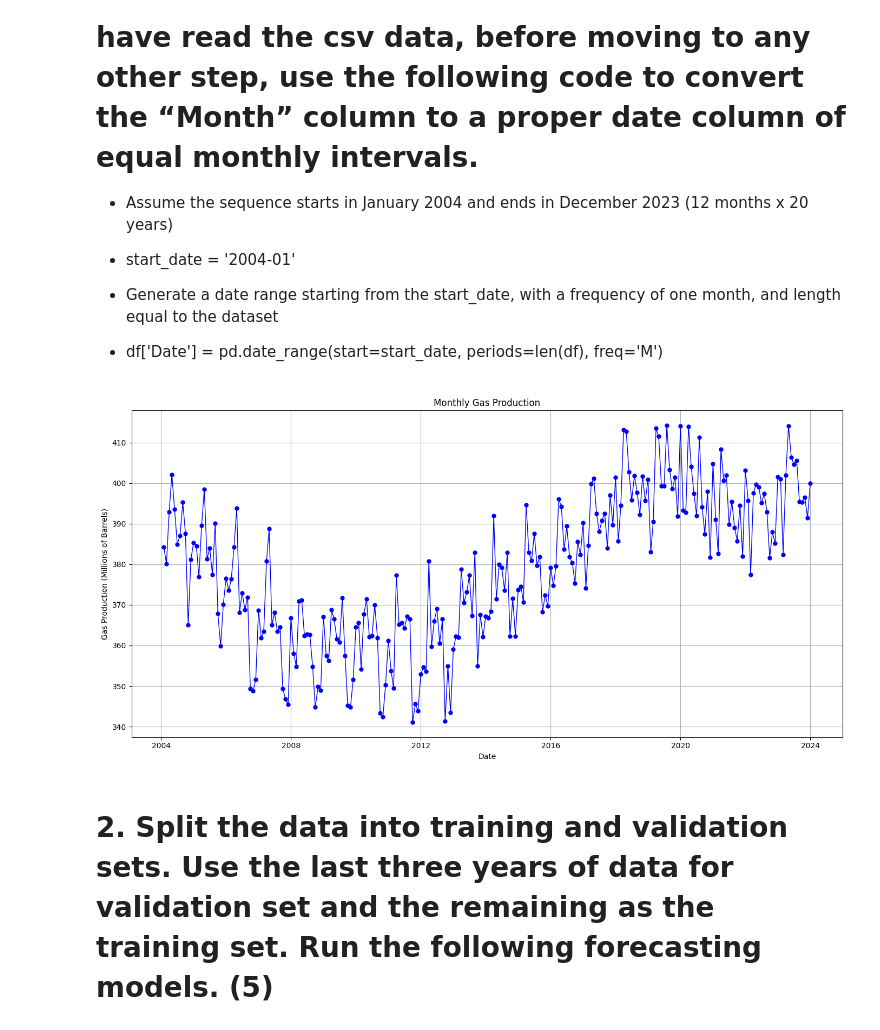
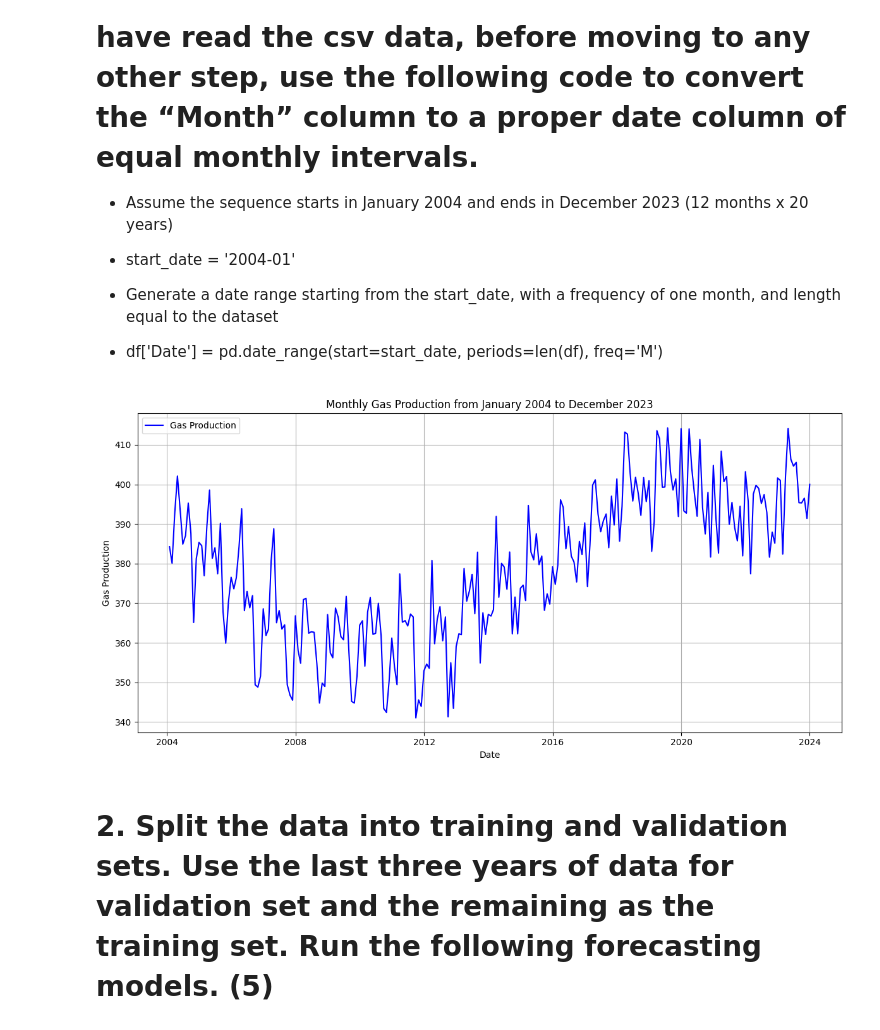
Before and after one commit to EviIius/6211_Advanced_BA, a Jupyter notebook: Assignment4_Series_Analysis/Time.ipynb, the cells around one changed output. Drawn from its saved outputs; the diff is of its cells as text; code cells hidden in the pictures.

```diff
--- a/Assignment4_Series_Analysis/Time.ipynb
+++ b/Assignment4_Series_Analysis/Time.ipynb
@@ -25,0 +17,7 @@ df
+# %%
+# Load the CSV file into a DataFrame
+file_path = 'gas_prod.csv'
+gas_production_data = pd.read_csv(file_path)
+
+# Display the first few rows of the DataFrame to understand its structure
+gas_production_data.head()
@@ -31,24 +36,29 @@ df
 
 - Generate a date range starting from the start_date, with a frequency of one month, and length equal to the dataset
 - df['Date'] = pd.date_range(start=start_date, periods=len(df), freq='M')
-# %%
-# Convert "Month" column to proper date column of equal monthly intervals
-df['Date'] = pd.date_range(start='2004-01', periods=len(df), freq='M')
-
-# Set Date as the index
-df.set_index('Date', inplace=True)
-
-# Generate plot of monthly gas production
-plt.figure(figsize=(14, 7))
-plt.plot(df.index, df['Gas_prod'], color='blue', marker='o', linestyle='-', linewidth=1, markersize=5)
-plt.title('Monthly Gas Production')
-plt.xlabel('Date')
-plt.ylabel('Gas Production (Millions of Barrels)')
-plt.grid(True)
-plt.tight_layout()
-
-plt.show()
-# %% [output]
-[figure, removed]
+# %%
+# Define the start date for the date range
+start_date = '2004-01'
+
+# Create a date range from the start date with monthly frequency and length equal to the dataset
+gas_production_data['Date'] = pd.date_range(start=start_date, periods=len(gas_production_data), freq='M')
+
+# Convert data to time series
+gas_ts = pd.Series(gas_production_data.Gas_prod.values, index=gas_production_data.Date, name='Gas_prod')
+
+# Plotting the monthly gas production
+plt.figure(figsize=(12, 6))
+plt.plot(gas_production_data['Date'], gas_production_data['Gas_prod'], label='Gas Production', color='blue')
+plt.title('Monthly Gas Production from January 2004 to December 2023')
+plt.xlabel('Date')
+plt.ylabel('Gas Production')
+plt.grid(True)
+plt.legend()
+plt.tight_layout()
+
+# Show the plot
+plt.show()
+# %% [output]
+[figure, added]
 # %% [markdown]
 # **2. Split the data into training and validation sets.  Use the last three years of data for validation set and the remaining as the training set. Run the following forecasting models. (5)**
```
Also changed, not shown: parts of 29 cells of this notebook.
